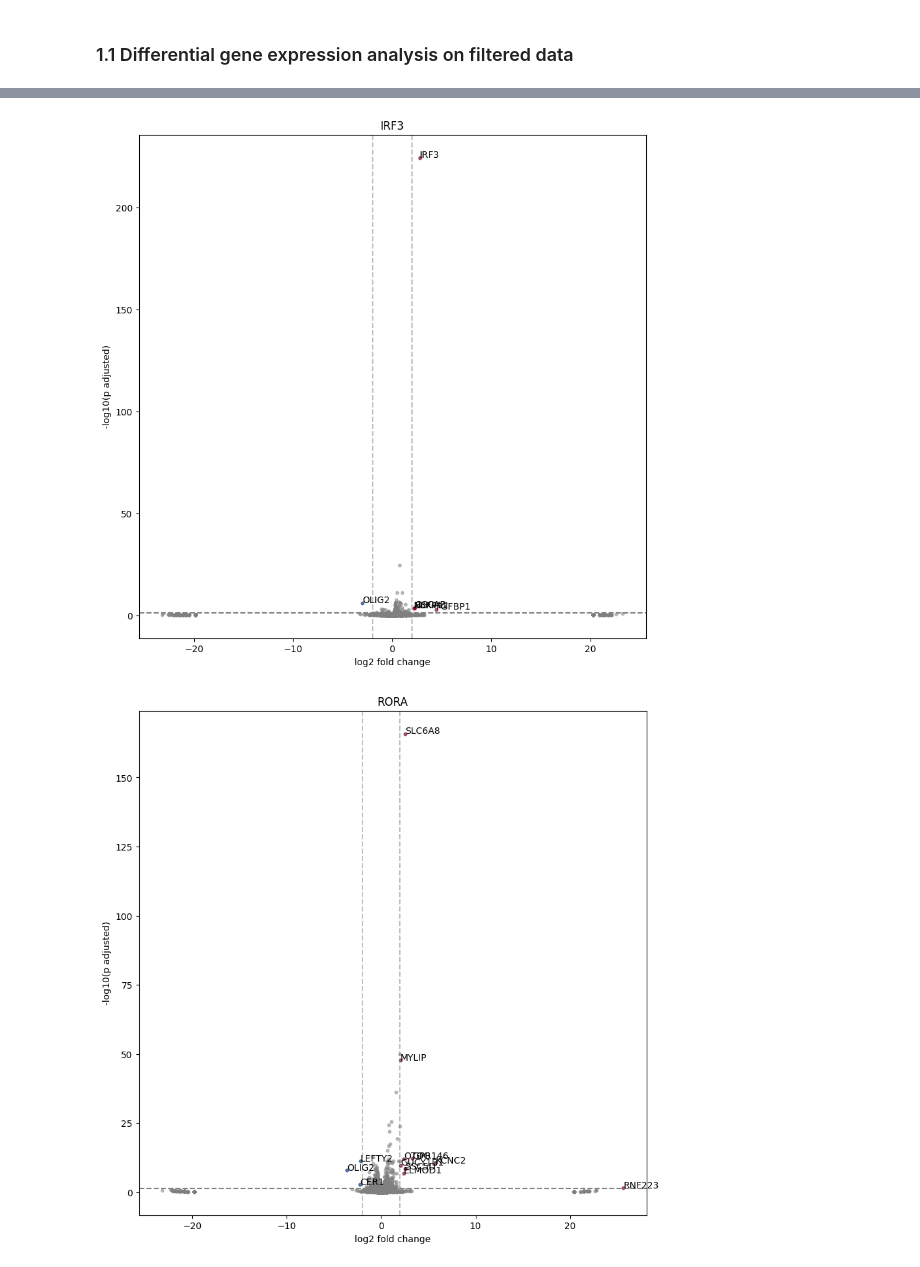
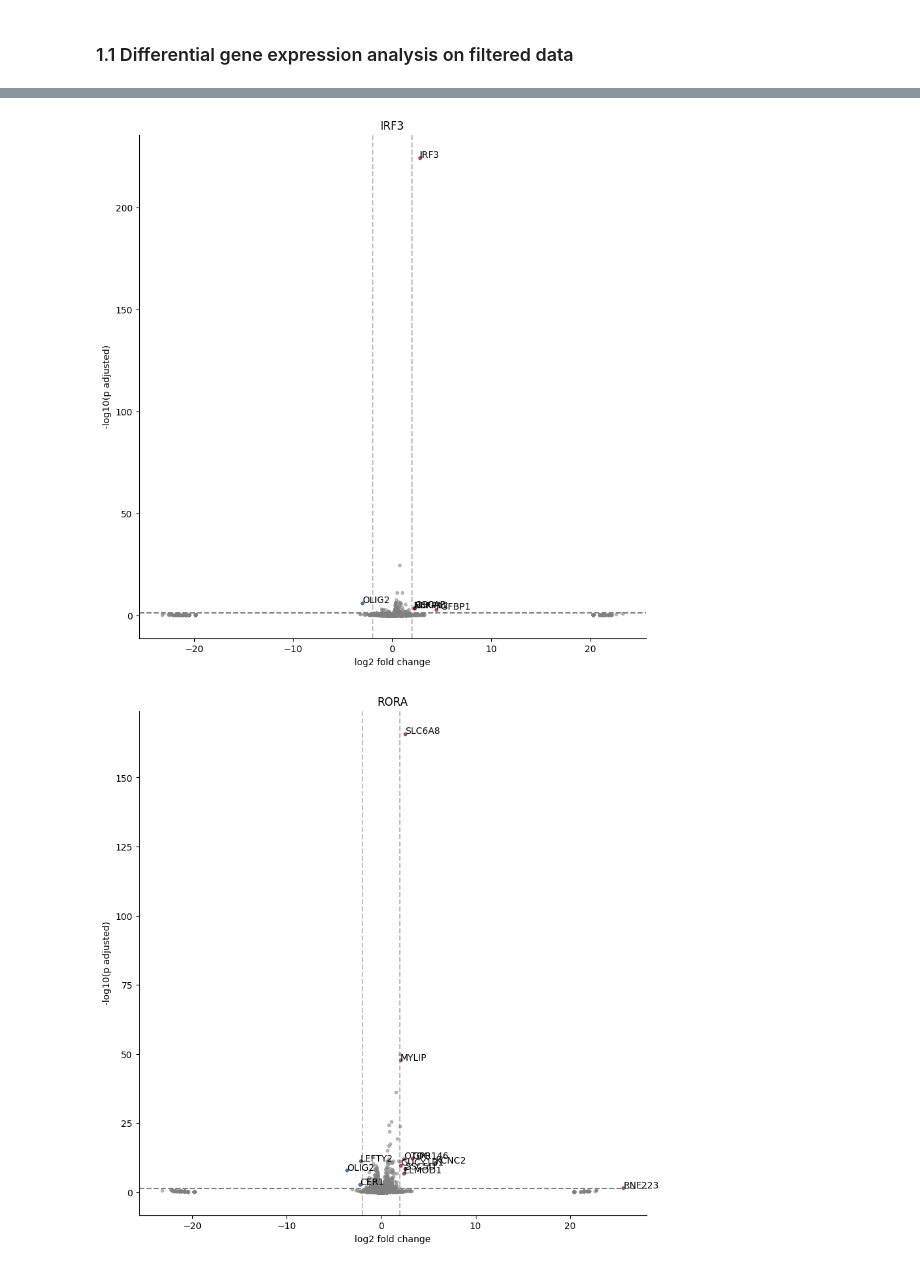
Before and after one commit to vitkl/cell2state_tf_activation, a Jupyter notebook: scripts/Kevin/20230127_crispra_scrna_exploration.ipynb, the cells around one changed output, grey strips where cells are left out. Drawn from its saved outputs; the diff is of its cells as text; code cells hidden in the pictures.

```diff
--- a/scripts/Kevin/20230127_crispra_scrna_exploration.ipynb
+++ b/scripts/Kevin/20230127_crispra_scrna_exploration.ipynb
@@ -17,6 +17,10 @@ np.random.seed(0)
 figures_folder = os.path.join(results_folder, 'figures/perturbed_rna_exploration/')
 if not os.path.exists(figures_folder):
     os.makedirs(figures_folder)
+# %%
+#remove upper axis and right axis from all plots
+plt.rcParams['axes.spines.top'] = False
+plt.rcParams['axes.spines.right'] = False
 # %% [markdown]
 <h3> 1. Data exploration of filtered data </h3>
 # %%
@@ -212,8 +236,13 @@ perturbation_state_ranked_genes[0]
 #label genes with log2 fold change > 3 and p adjusted < 0.05
 for i, perturbation_state in enumerate(perturbation_states):
     fig, ax = plt.subplots(figsize=(10, 10))
+
+    #set boundaries for significance
+    p_val_limit = 0.05
+    log2_fold_change_limit = 2
+
     #create boundaries for upregulated and downregulated genes based on log2 fold change and p adjusted values
-    ax.axhline(-np.log10(0.05), color='grey', linestyle='--')
+    ax.axhline(-np.log10(p_val_limit), color='grey', linestyle='--')
     ax.axvline(-2, color='grey', linestyle='--', alpha=0.5)
     ax.axvline(2, color='grey', linestyle='--', alpha=0.5)
 
@@ -223,14 +252,14 @@ for i, perturbation_state in enumerate(perturbation_states):
         s=10, alpha=0.5, color='grey')
     #label genes with log2 fold change > 3 and p adjusted < 0.05 with the gene name found in gene symbols
     for j, gene in enumerate(perturbation_state_ranked_genes[i]['SYMBOL']):
-        if (perturbation_state_ranked_genes[i]['log2_fold_change'][j] > 2) and (perturbation_state_ranked_genes[i]['pvals_adj'][j] < 0.05):
+        if (perturbation_state_ranked_genes[i]['log2_fold_change'][j] > log2_fold_change_limit) and (perturbation_state_ranked_genes[i]['pvals_adj'][j] < p_val_limit):
             ax.annotate(gene, (perturbation_state_ranked_genes[i]['log2_fold_change'][j], -np.log10(perturbation_state_ranked_genes[i]['pvals_adj'][j])))
             #plot in red
             ax.scatter(
                 perturbation_state_ranked_genes[i]['log2_fold_change'][j],
                 -np.log10(perturbation_state_ranked_genes[i]['pvals_adj'][j]),
                 s=10, alpha=0.5, color='#93003a')
-        elif (perturbation_state_ranked_genes[i]['log2_fold_change'][j] < -2) and (perturbation_state_ranked_genes[i]['pvals_adj'][j] < 0.05):
+        elif (perturbation_state_ranked_genes[i]['log2_fold_change'][j] < -log2_fold_change_limit) and (perturbation_state_ranked_genes[i]['pvals_adj'][j] < p_val_limit):
             ax.annotate(gene, (perturbation_state_ranked_genes[i]['log2_fold_change'][j], -np.log10(perturbation_state_ranked_genes[i]['pvals_adj'][j])))
             #plot in blue
             ax.scatter(
@@ -250,2 +279,2 @@ for i, perturbation_state in enumerate(perturbation_states):
-[figure, old version]
+[figure, new version]
-[figure, old version]
+[figure, new version]
```
Also changed, not shown: parts of 7 cells of this notebook.
